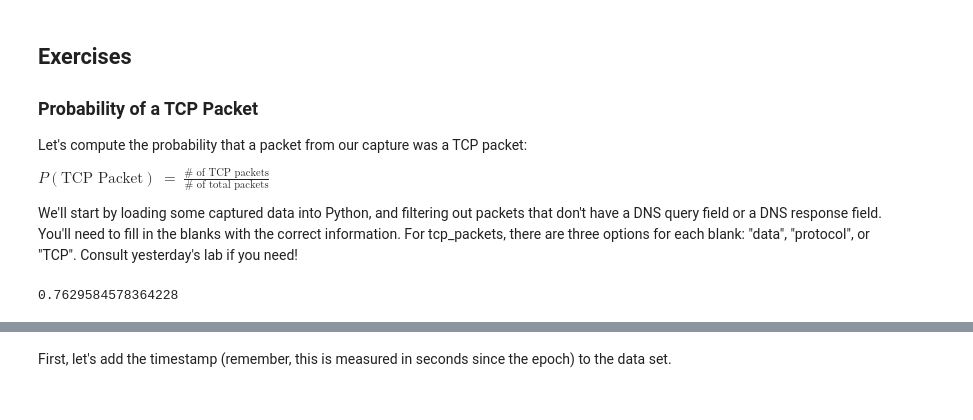
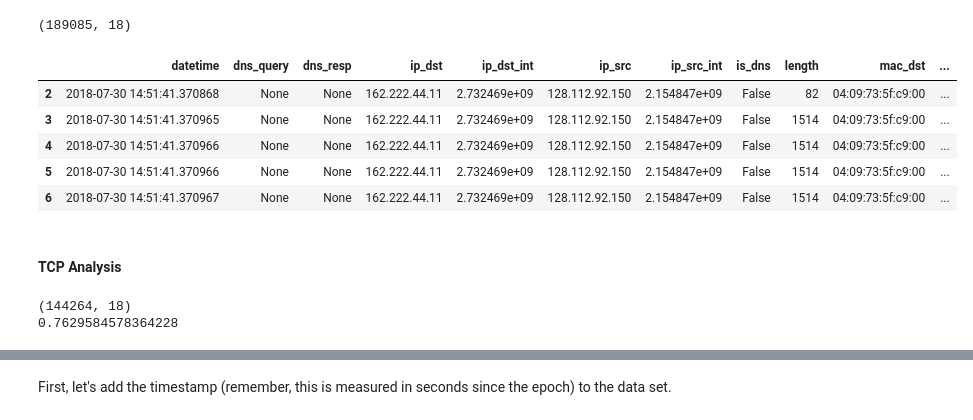
Before and after one commit to noise-lab/ml-networking, a Jupyter notebook: 3_Probability.ipynb, the cells around one changed output, grey strips where cells are left out. Drawn from its saved outputs; the diff is of its cells as text; code cells hidden in the pictures.

```diff
--- a/3_Probability.ipynb
+++ b/3_Probability.ipynb
@@ -47,27 +57,34 @@ Now that you've had a chance to review, let's dive into the data.
-# %% [markdown]
-## Exercises
-
-### Probability of a TCP Packet
-
-Let's compute the probability that a packet from our capture was a TCP packet:
-
-$P(\text{TCP Packet})\ =\ \frac{\text{# of TCP packets}}{\text{# of total packets}}$
-
-We'll start by loading some captured data into Python, and filtering out packets that don't have a DNS query field or a DNS response field. You'll need to fill in the blanks with the correct information. For tcp_packets, there are three options for each blank: "data", "protocol", or "TCP". Consult yesterday's lab if you need!
 # %%
 data = pcap_to_pandas('example_pcaps/ross.pcap') # call our helper "pcap_to_pandas" function, and pass in the argument "example_pcaps/tplink_switch.pcap"
+# %%
+num_total_packets = len(data) # number of total packets
+data.head(n=5)
+
+print(data.shape)
+# %% [output]
+(189085, 18)
+# %%
+tcp_packets = data.loc[data['protocol'] == 'TCP'] # packets with the protocol column equal to "TCP"
+udp_packets = data.loc[data['protocol'] == 'UDP']
+tcp_packets.head(n=5)
+# %% [output]
+|  | datetime | dns_query | dns_resp | ip_dst | ip_dst_int | ip_src | ip_src_int | is_dns | length | mac_dst | ... |
+| 2 | 2018-07-30 14:51:41.370868 | None | None | 162.222.44.11 | 2.732469e+09 | 128.112.92.150 | 2.154847e+09 | False | 82 | 04:09:73:5f:c9:00 | ... |
+| 3 | 2018-07-30 14:51:41.370965 | None | None | 162.222.44.11 | 2.732469e+09 | 128.112.92.150 | 2.154847e+09 | False | 1514 | 04:09:73:5f:c9:00 | ... |
+| 4 | 2018-07-30 14:51:41.370966 | None | None | 162.222.44.11 | 2.732469e+09 | 128.112.92.150 | 2.154847e+09 | False | 1514 | 04:09:73:5f:c9:00 | ... |
+| 5 | 2018-07-30 14:51:41.370966 | None | None | 162.222.44.11 | 2.732469e+09 | 128.112.92.150 | 2.154847e+09 | False | 1514 | 04:09:73:5f:c9:00 | ... |
+| 6 | 2018-07-30 14:51:41.370967 | None | None | 162.222.44.11 | 2.732469e+09 | 128.112.92.150 | 2.154847e+09 | False | 1514 | 04:09:73:5f:c9:00 | ... |
+# %% [markdown]
+#### TCP Analysis
 # %%
-tcp_packets = data.loc[data['protocol'] == "TCP"] # packets with the protocol column equal to "TCP"
-
-tcp_packets.head(n=5)
-
-
 # len gives the number of packets in some data
-num_tcp_packets = len(tcp_packets) # number of TCP packets
-num_total_packets = len(data) # number of total packets
+# number of TCP packets
+num_tcp_packets = len(tcp_packets)
+print(tcp_packets.shape)
 
 tcp_probability = num_tcp_packets / num_total_packets # probability that a packet is a TCP packet
 
 print(tcp_probability)
 # %% [output]
+(144264, 18)
 0.7629584578364228
```
Also changed, not shown: parts of 31 cells of this notebook.
